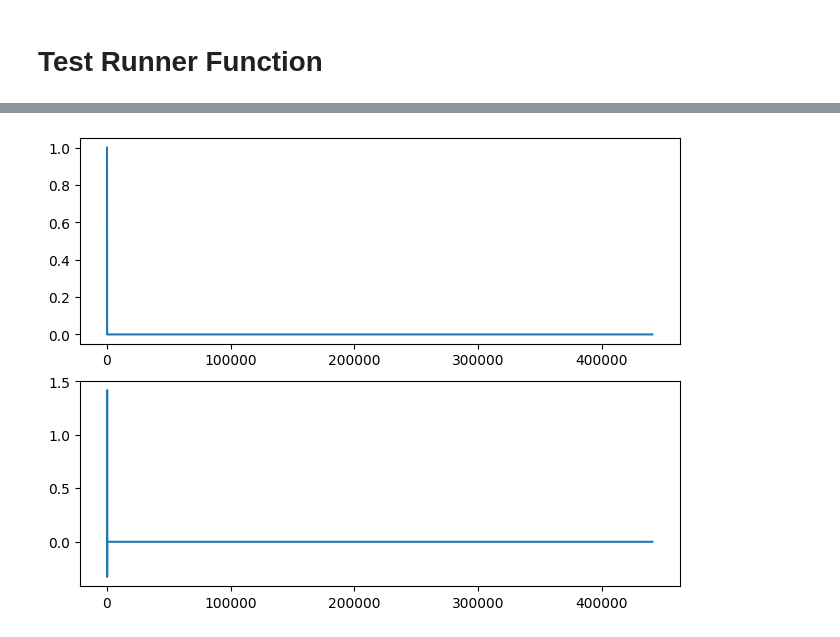
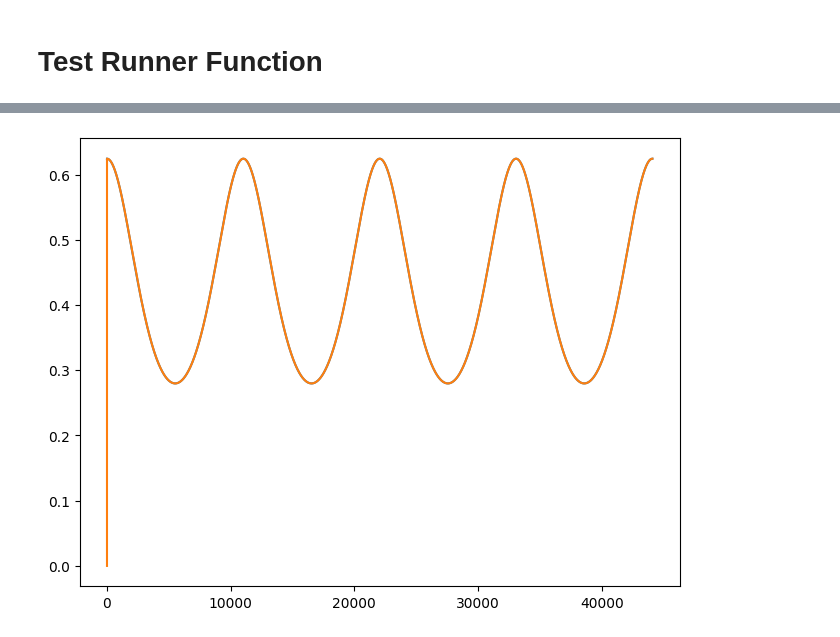
Before and after one commit to GeorgeTheSlayer/BowBox, a Jupyter notebook: notebook/bowls.ipynb, the cells around one changed output, grey strips where cells are left out. Saved outputs shown, nothing was run; the diff lists cells and outputs as text; code cells hidden in the pictures.

Commit message:
Got Fractional delay working

```diff
--- a/notebook/bowls.ipynb
+++ b/notebook/bowls.ipynb
@@ -57,3 +73,23 @@ print(test)
+# %%
+class bowtable():
+    def __init__(self, offset, slope, min_value, max_value):
+        self.offset = offset
+        self.slope = slope
+        self.min_output = min_value
+        self.max_output = max_value
+    def process(self, input: float):
+        sample = input + self.offset
+        sample *= self.slope
+
+        output = abs(sample + 0.75)
+        output = output**-4
+
+        if output < self.min_output:
+            output = self.min_output
+        if output > self.max_output:
+            output = self.max_output
+
+        return output
 # %% [markdown]
 # Digital Wave Guide Filter
 y(n) = 2Rcos(theta * y(n - 1)) - R^2y(n - 2) + x(n)
@@ -243,4 +370,10 @@ class singing_bowl_modes:
 # %%
+
+bow_offset: float = 3
+bow_slope: float = 0.125
+bow_min: float = 0
+bow_max: float = 4
+
 def testRunner(inputFile, outputFileName):
     print()
     print("### {} ###".format(outputFileName))
@@ -255,7 +388,7 @@ def testRunner(inputFile, outputFileName):
         fileSec = fileLength / Fs # Get length of input file in seconds
         impulse = np.zeros(fileLength)
         outputSignal = np.zeros(fileLength)
-        impulse[1] = 1
+        #impulse[1] = 1
         freq = 440
 
         print("--- File Info %s seconds ---" % (time.time() - start_time))
@@ -266,13 +399,14 @@ def testRunner(inputFile, outputFileName):
         # sos2 = signal.butter(2, freq, 'high', fs=Fs, output='sos')
         # filtered2 = signal.sosfilt(sos2, filtered)
 
-        sine_wave: float = [(1 - np.cos(2 * np.pi * x / int(Fs))) for x in range(int(Fs * fileSec))]
+        bow_table = bowtable(bow_offset, bow_slope, bow_min, bow_max)
+        sine_wave: float = [bow_table.process(1 - (np.cos(2 * np.pi * x * 4 / int(Fs)))) for x in range(int(Fs * fileSec))]
         y = np.add(0, filtered)
         print("--- Sine Wave %s seconds ---" % (time.time() - start_time))
         newFilter = singing_bowl_modes(Fs, 440, 38)
         print("--- Init %s seconds ---" % (time.time() - start_time))
         for i in range(0, len(y)):
-            outputSignal[i] = newFilter.process(y[i])
+            outputSignal[i] = newFilter.process(filtered[i])
         print("--- Process %s seconds ---" % (time.time() - start_time))
 
         #outputSignal = [] # Output signal
@@ -284,68 +418,39 @@ def testRunner(inputFile, outputFileName):
         print("--- Write File %s seconds ---" % (time.time() - start_time))
     return "Successfully Wrote to File"
 
-def internalTestRunner(outputFileName: str, fileSec: int, sampleRate: int, speed: int):
-    print()
-    print("### {} ###".format(outputFileName))
-    sampleTime: any = sampleRate / speed
-    impulse = np.zeros(sampleRate)
 
-    valArray = np.rint(np.array([0, sampleTime, sampleTime * 2, sampleTime * 3]))
-    numVal = 1
-    impulse[0] = numVal
-    # impulse[11025] = numVal
-    # impulse[11025 * 2] = numVal
-    # impulse[11025 * 3] = numVal
-
-    # for i in range(0, speed):
-    #     currentVal = np.rint(i * sampleTime)
-    #     impulse[valArray[i]] = 1
-
-    sine_wave: float = [1 - np.cos(2 * np.pi * x/(sampleRate)) for x in range(sampleRate)]
-    fullImpulse = np.tile(impulse, fileSec)
-
-
-    #newFilter = singing_bowl_modes(sampleRate, Aura.Kidney.value, 38)
-    newFilter = circular_wave_filter(sampleRate, Aura.Kidney.value, 38, 1)
-    outputSignal = np.zeros(len(fullImpulse))
-    debug = True
-    for i in range(0, len(fullImpulse)):
-        if i != 0:
-            debug = False
-        outputSignal[i] = newFilter.process(fullImpulse[i]) * 0.00125
-
-    outputLocation = "exports/" + outputFileName +  ".wav"
-    sf.write(outputLocation, outputSignal, sampleRate)
 
 def delay_test(outputFileName: str, fileSec: int, sampleRate: int):
     delay_length = round(sampleRate * (fileSec / 2))
-    delay_line = circular_wave_filter(sampleRate, 440, 38, 2)
+    delay_time = 0.75
+    delay_line = fractional_delay(delay_time)
     #print("Ideal Length: ", delay_length, "Real Length: ", delay_line.get_delay_len())
     impulse = np.zeros(sampleRate * fileSec)
-    outputSignal = np.zeros(sampleRate * fileSec)
+    outputSignal = np.zeros(sampleRate)
     impulse[0] = 1
 
-    sine_wave: float = [1 - np.cos(2 * np.pi * x/(sampleRate)) for x in range(sampleRate)]
+    bow = bowtable(bow_offset, bow_slope, bow_min, bow_max)
+    sine_wave: float = [bow.process(1 - np.cos(2 * np.pi * 4 * x/(sampleRate))) for x in range(sampleRate)]
 
     # for i in range(0, len(sine_wave)):
     #     impulse[i] = sine_wave[i]
 
-    for i in range(0, len(impulse)):
-        outputSignal[i] = delay_line.process(impulse[i])
-        if i < 10:
-            print(outputSignal[i])
+    for i in range(0, len(sine_wave)):
+        outputSignal[i] = delay_line.process(sine_wave[i])
+        if i < delay_time + 10:
+            print("Input: ", sine_wave[i], "Output: ", outputSignal[i])
         #print(i, "Input: ", impulse[i], "Output: ", outputSignal[i], "read: ", delay_line.get_read())
 
-    outputLocation = "exports/" + outputFileName +  ".wav"
-    sf.write(outputLocation, outputSignal, sampleRate)
+    # outputLocation = "exports/" + outputFileName +  ".wav"
+    # sf.write(outputLocation, outputSignal, sampleRate)
 
-    fig, (ax1, ax2) = plt.subplots(2, 1, layout='constrained')
-    ax1.plot(impulse)
-    ax2.plot(outputSignal)
+    fig, ax1 = plt.subplots(1, 1, layout='constrained')
+    ax1.plot(sine_wave)
+    ax1.plot(outputSignal)
 
 testRunner("whitenoise.wav", "test1")
-testRunner("whitenoise_strike.wav", "test3")
-#internalTestRunner("test2", 5, 44100, 4)
-delay_test("delay_test", 10, 44100)
+# internalTestRunner("test2", 5, 44100, 4)
+# testRunner("whitenoise_strike.wav", "test3")
+delay_test("delay_test", 1, 44100)
 # %% [output]
 ### test1 ###
@@ -368 +473 @@ K1:  25 K2:  25
-[figure, old version]
+[figure, new version]
```
Also changed, not shown: parts of 7 cells of this notebook, 1 other file.
